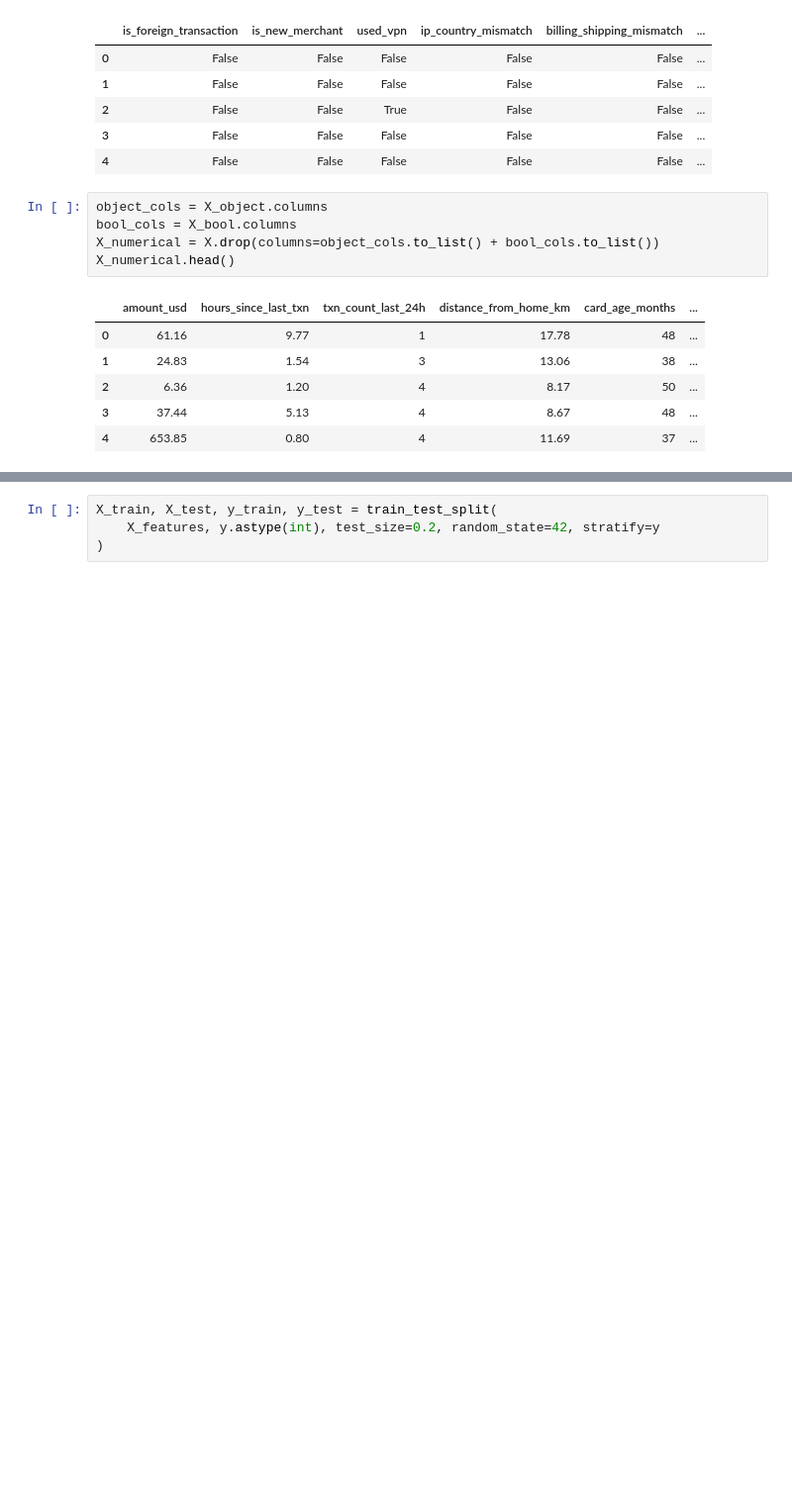
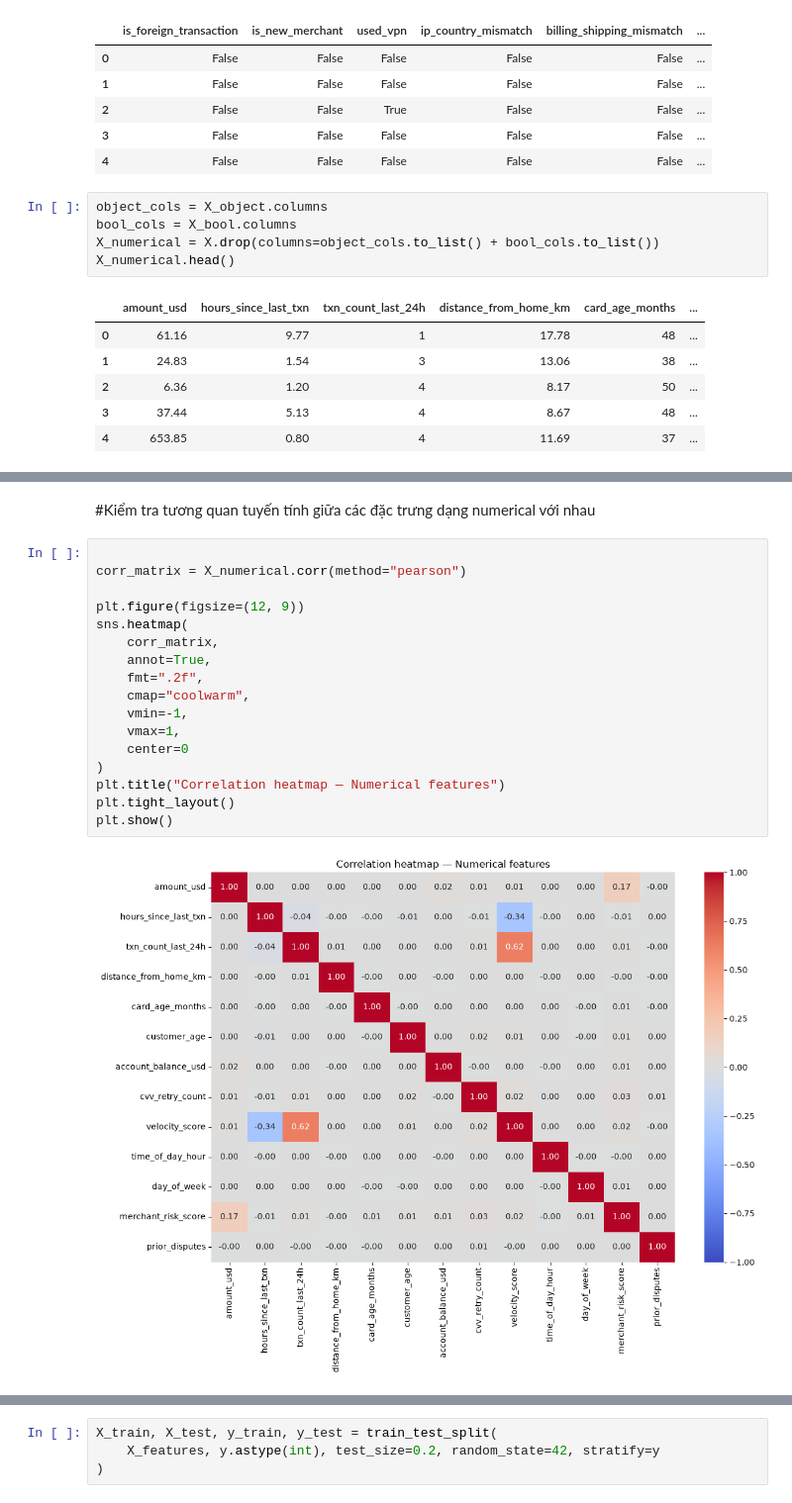
Before and after one commit to longlt-123/ML_LeDucTrong, a Jupyter notebook: train.ipynb, the cells around one changed output, grey strips where cells are left out. Shown at 99% size. Drawn from its saved outputs; the diff is of its cells as text; blank space fills up the shorter version.

```diff
--- a/train.ipynb
+++ b/train.ipynb
@@ -151,0 +188,21 @@ X_bool.head()
+# %% [markdown]
+#Kiểm tra tương quan tuyến tính giữa các đặc trưng dạng numerical với nhau
+# %%
+
+corr_matrix = X_numerical.corr(method="pearson")
+
+plt.figure(figsize=(12, 9))
+sns.heatmap(
+    corr_matrix,
+    annot=True,
+    fmt=".2f",
+    cmap="coolwarm",
+    vmin=-1,
+    vmax=1,
+    center=0
+)
+plt.title("Correlation heatmap — Numerical features")
+plt.tight_layout()
+plt.show()
+# %% [output]
+[figure, added]
```
Also changed, not shown: parts of 44 cells of this notebook, 1 other file.
